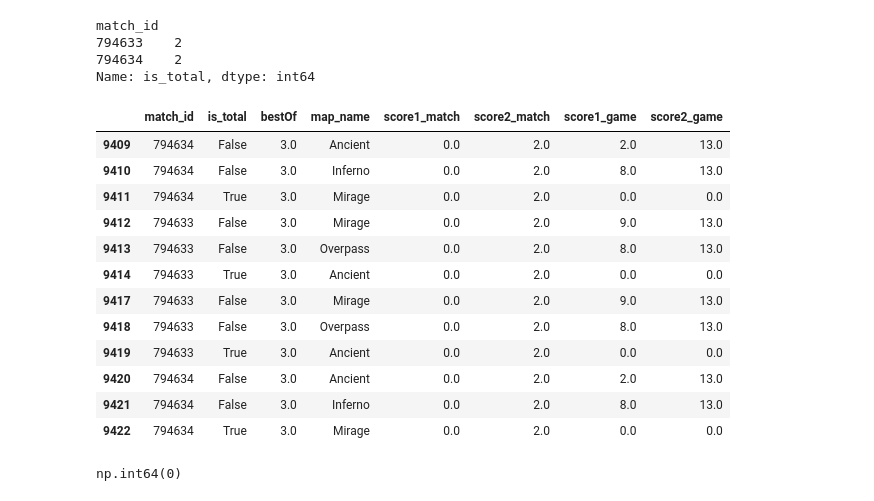
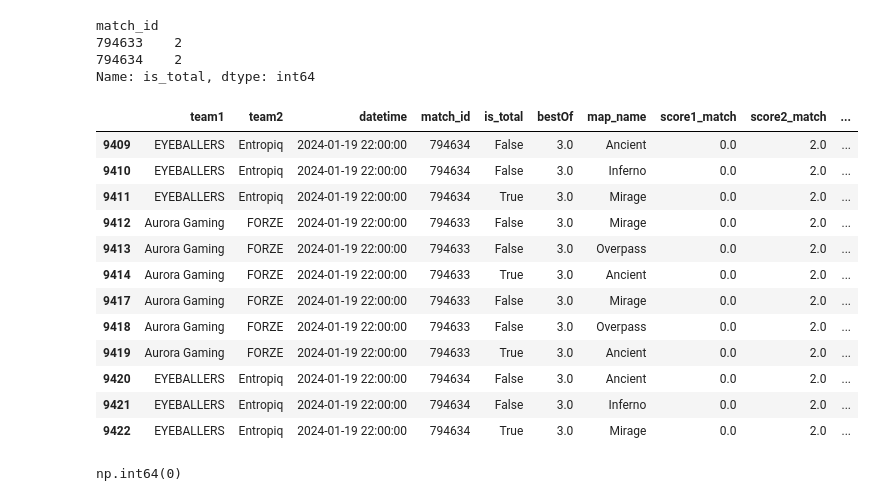
Before and after one commit to GubkinKirill/-Python_and_ML, a Jupyter notebook: counter-strike.ipynb, the cells around one changed output. Cells and saved outputs as stored; diff of their text form; code cells hidden in the pictures.

```diff
--- a/counter-strike.ipynb
+++ b/counter-strike.ipynb
@@ -149,23 +149,23 @@ Name: is_total, dtype: int64
 # %%
 match_id = [794633, 794634]
 df_filtr_match = df_all[df_all['match_id'].isin(match_id)]
 
-df_filtr_match_subset = df_filtr_match[['match_id' ,'is_total', 'bestOf', 'map_name', 'score1_match', 'score2_match', 'score1_game', 'score2_game']]
+df_filtr_match_subset = df_filtr_match[['team1', 'team2','datetime', 'match_id' ,'is_total', 'bestOf', 'map_name', 'score1_match', 'score2_match', 'score1_game', 'score2_game']]
 df_filtr_match_subset
 # %% [output]
-|  | match_id | is_total | bestOf | map_name | score1_match | score2_match | score1_game | score2_game |
-| 9409 | 794634 | False | 3.0 | Ancient | 0.0 | 2.0 | 2.0 | 13.0 |
-| 9410 | 794634 | False | 3.0 | Inferno | 0.0 | 2.0 | 8.0 | 13.0 |
-| 9411 | 794634 | True | 3.0 | Mirage | 0.0 | 2.0 | 0.0 | 0.0 |
-| 9412 | 794633 | False | 3.0 | Mirage | 0.0 | 2.0 | 9.0 | 13.0 |
-| 9413 | 794633 | False | 3.0 | Overpass | 0.0 | 2.0 | 8.0 | 13.0 |
-| 9414 | 794633 | True | 3.0 | Ancient | 0.0 | 2.0 | 0.0 | 0.0 |
-| 9417 | 794633 | False | 3.0 | Mirage | 0.0 | 2.0 | 9.0 | 13.0 |
-| 9418 | 794633 | False | 3.0 | Overpass | 0.0 | 2.0 | 8.0 | 13.0 |
-| 9419 | 794633 | True | 3.0 | Ancient | 0.0 | 2.0 | 0.0 | 0.0 |
-| 9420 | 794634 | False | 3.0 | Ancient | 0.0 | 2.0 | 2.0 | 13.0 |
-| 9421 | 794634 | False | 3.0 | Inferno | 0.0 | 2.0 | 8.0 | 13.0 |
-| 9422 | 794634 | True | 3.0 | Mirage | 0.0 | 2.0 | 0.0 | 0.0 |
+|  | team1 | team2 | datetime | match_id | is_total | bestOf | map_name | score1_match | score2_match | ... |
+| 9409 | EYEBALLERS | Entropiq | 2024-01-19 22:00:00 | 794634 | False | 3.0 | Ancient | 0.0 | 2.0 | ... |
+| 9410 | EYEBALLERS | Entropiq | 2024-01-19 22:00:00 | 794634 | False | 3.0 | Inferno | 0.0 | 2.0 | ... |
+| 9411 | EYEBALLERS | Entropiq | 2024-01-19 22:00:00 | 794634 | True | 3.0 | Mirage | 0.0 | 2.0 | ... |
+| 9412 | Aurora Gaming | FORZE | 2024-01-19 22:00:00 | 794633 | False | 3.0 | Mirage | 0.0 | 2.0 | ... |
+| 9413 | Aurora Gaming | FORZE | 2024-01-19 22:00:00 | 794633 | False | 3.0 | Overpass | 0.0 | 2.0 | ... |
+| 9414 | Aurora Gaming | FORZE | 2024-01-19 22:00:00 | 794633 | True | 3.0 | Ancient | 0.0 | 2.0 | ... |
+| 9417 | Aurora Gaming | FORZE | 2024-01-19 22:00:00 | 794633 | False | 3.0 | Mirage | 0.0 | 2.0 | ... |
+| 9418 | Aurora Gaming | FORZE | 2024-01-19 22:00:00 | 794633 | False | 3.0 | Overpass | 0.0 | 2.0 | ... |
+| 9419 | Aurora Gaming | FORZE | 2024-01-19 22:00:00 | 794633 | True | 3.0 | Ancient | 0.0 | 2.0 | ... |
+| 9420 | EYEBALLERS | Entropiq | 2024-01-19 22:00:00 | 794634 | False | 3.0 | Ancient | 0.0 | 2.0 | ... |
+| 9421 | EYEBALLERS | Entropiq | 2024-01-19 22:00:00 | 794634 | False | 3.0 | Inferno | 0.0 | 2.0 | ... |
+| 9422 | EYEBALLERS | Entropiq | 2024-01-19 22:00:00 | 794634 | True | 3.0 | Mirage | 0.0 | 2.0 | ... |
 # %%
 df_all.duplicated().sum()
 # %% [output]
```
Also changed, not shown: parts of 6 cells of this notebook.
